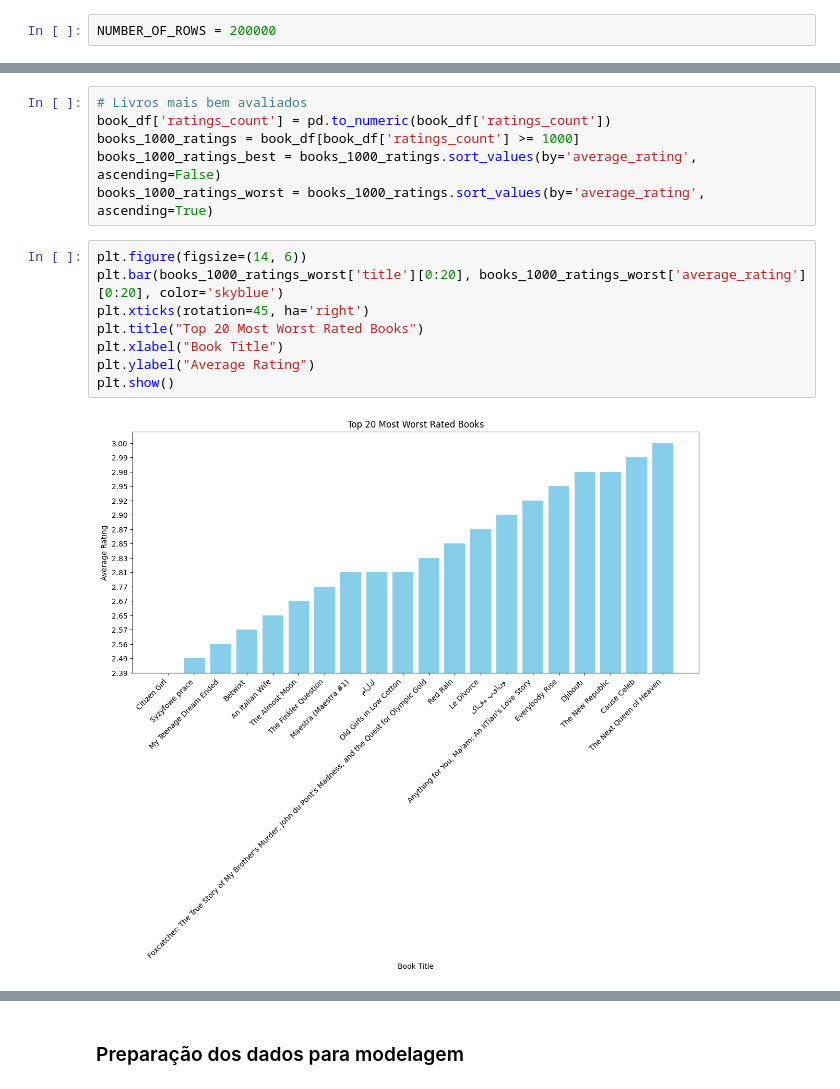
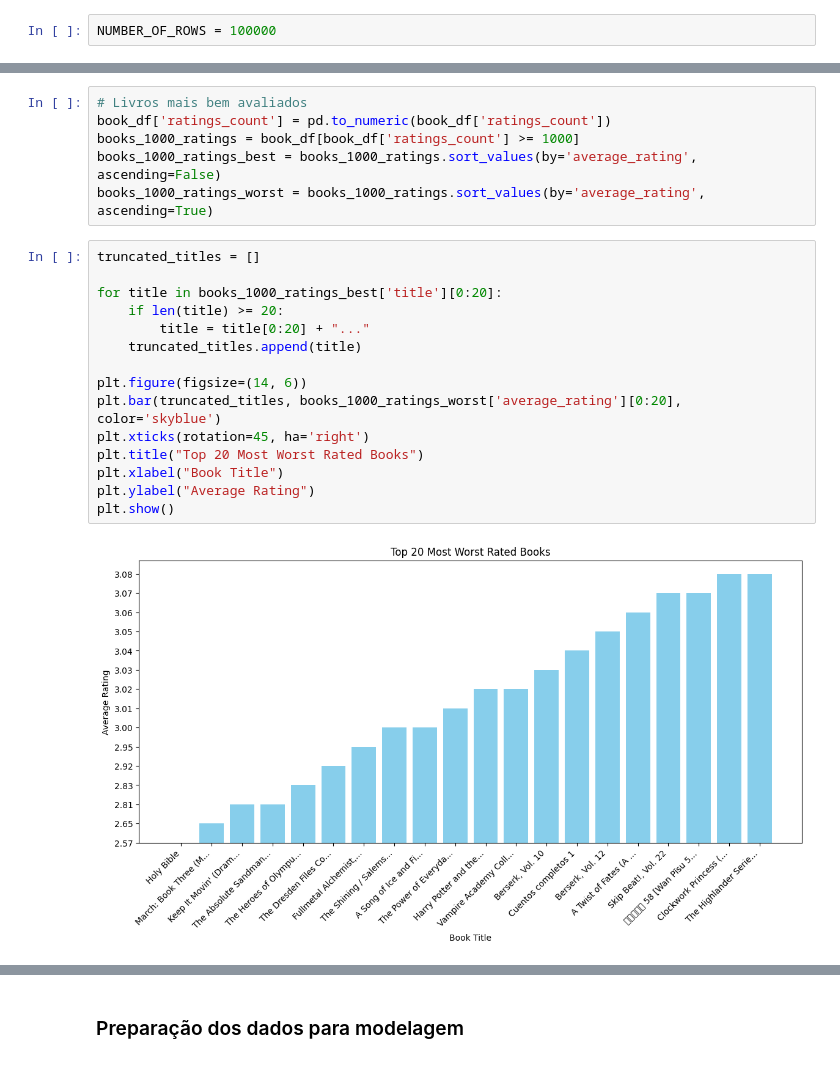
Before and after one commit to jefersonseverino/goodreads-book-review, a Jupyter notebook: main.ipynb, the cells around one changed output, grey strips where cells are left out. Saved outputs shown, nothing was run; the diff lists cells and outputs as text.

```diff
--- a/main.ipynb
+++ b/main.ipynb
@@ -3,7 +3,7 @@ import matplotlib.pyplot as plt
 import pandas as pd
 import numpy as np
 # %%
-NUMBER_OF_ROWS = 200000
+NUMBER_OF_ROWS = 100000
 # %%
 import json
 
@@ -229,13 +239,20 @@ books_1000_ratings = book_df[book_df['ratings_count'] >= 1000]
 books_1000_ratings_best = books_1000_ratings.sort_values(by='average_rating', ascending=False)
 books_1000_ratings_worst = books_1000_ratings.sort_values(by='average_rating', ascending=True)
 # %%
+truncated_titles = []
+
+for title in books_1000_ratings_best['title'][0:20]:
+    if len(title) >= 20:
+        title = title[0:20] + "..."
+    truncated_titles.append(title)
+
 plt.figure(figsize=(14, 6))
-plt.bar(books_1000_ratings_worst['title'][0:20], books_1000_ratings_worst['average_rating'][0:20], color='skyblue')
+plt.bar(truncated_titles, books_1000_ratings_worst['average_rating'][0:20], color='skyblue')
 plt.xticks(rotation=45, ha='right')
 plt.title("Top 20 Most Worst Rated Books")
 plt.xlabel("Book Title")
 plt.ylabel("Average Rating")
 plt.show()
 # %% [output]
-[figure, old version]
+[figure, new version]
 # %%
```
Also changed, not shown: parts of 15 cells of this notebook.
